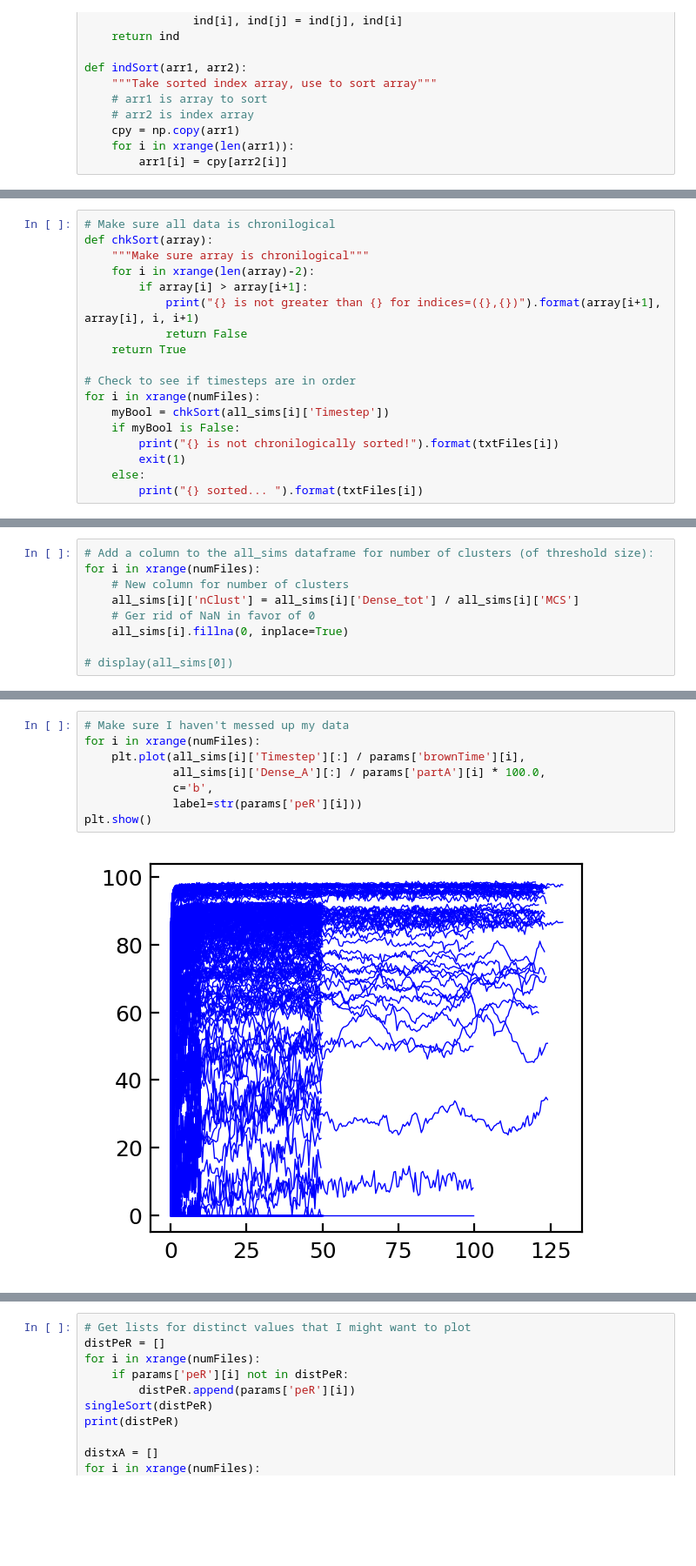
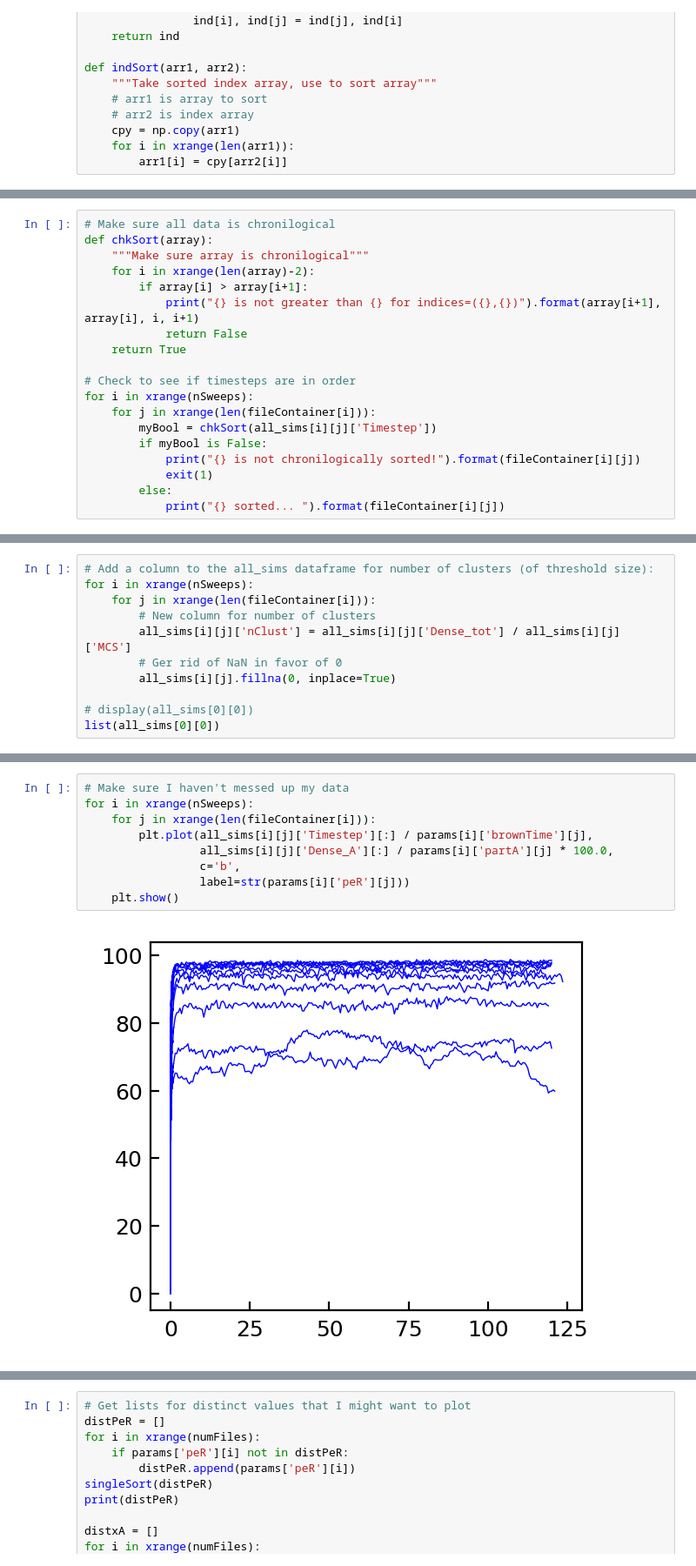
Before and after one commit to kolbt/whingdingdilly, a Jupyter notebook: ipython/figures_for_all_data/figures_all_data.ipynb, the cells around one changed output, grey strips where cells are left out. Shown: that part at 87% size. Drawn from its saved outputs; the diff is of its cells as text; blank space fills up the shorter version.

Commit message:
Edits to python figures

```diff
--- a/ipython/figures_for_all_data/figures_all_data.ipynb
+++ b/ipython/figures_for_all_data/figures_all_data.ipynb
@@ -141,11 +187,12 @@ def chkSort(array):
     return True
 
 # Check to see if timesteps are in order
-for i in xrange(numFiles):
-    myBool = chkSort(all_sims[i]['Timestep'])
-    if myBool is False:
-        print("{} is not chronilogically sorted!").format(txtFiles[i])
-        exit(1)
-    else:
-        print("{} sorted... ").format(txtFiles[i])
+for i in xrange(nSweeps):
+    for j in xrange(len(fileContainer[i])):
+        myBool = chkSort(all_sims[i][j]['Timestep'])
+        if myBool is False:
+            print("{} is not chronilogically sorted!").format(fileContainer[i][j])
+            exit(1)
+        else:
+            print("{} sorted... ").format(fileContainer[i][j])
 # %% [output]
@@ -169,9 +216,11 @@ diam_pa500_pb0_xa100_ep82.txt sorted...
 # %%
 # Add a column to the all_sims dataframe for number of clusters (of threshold size):
-for i in xrange(numFiles):
-    # New column for number of clusters
-    all_sims[i]['nClust'] = all_sims[i]['Dense_tot'] / all_sims[i]['MCS']
-    # Ger rid of NaN in favor of 0
-    all_sims[i].fillna(0, inplace=True)
+for i in xrange(nSweeps):
+    for j in xrange(len(fileContainer[i])):
+        # New column for number of clusters
+        all_sims[i][j]['nClust'] = all_sims[i][j]['Dense_tot'] / all_sims[i][j]['MCS']
+        # Ger rid of NaN in favor of 0
+        all_sims[i][j].fillna(0, inplace=True)
 
-# display(all_sims[0])
+# display(all_sims[0][0])
+list(all_sims[0][0])
@@ -256,10 +350,11 @@ display(params)
 # %%
 # Make sure I haven't messed up my data
-for i in xrange(numFiles):
-    plt.plot(all_sims[i]['Timestep'][:] / params['brownTime'][i],
-             all_sims[i]['Dense_A'][:] / params['partA'][i] * 100.0,
-             c='b',
-             label=str(params['peR'][i]))
-plt.show()
+for i in xrange(nSweeps):
+    for j in xrange(len(fileContainer[i])):
+        plt.plot(all_sims[i][j]['Timestep'][:] / params[i]['brownTime'][j],
+                 all_sims[i][j]['Dense_A'][:] / params[i]['partA'][j] * 100.0,
+                 c='b',
+                 label=str(params[i]['peR'][j]))
+    plt.show()
 # %% [output]
-[figure, old version]
+[figure, new version]
```
Also changed, not shown: parts of 10 cells of this notebook.
